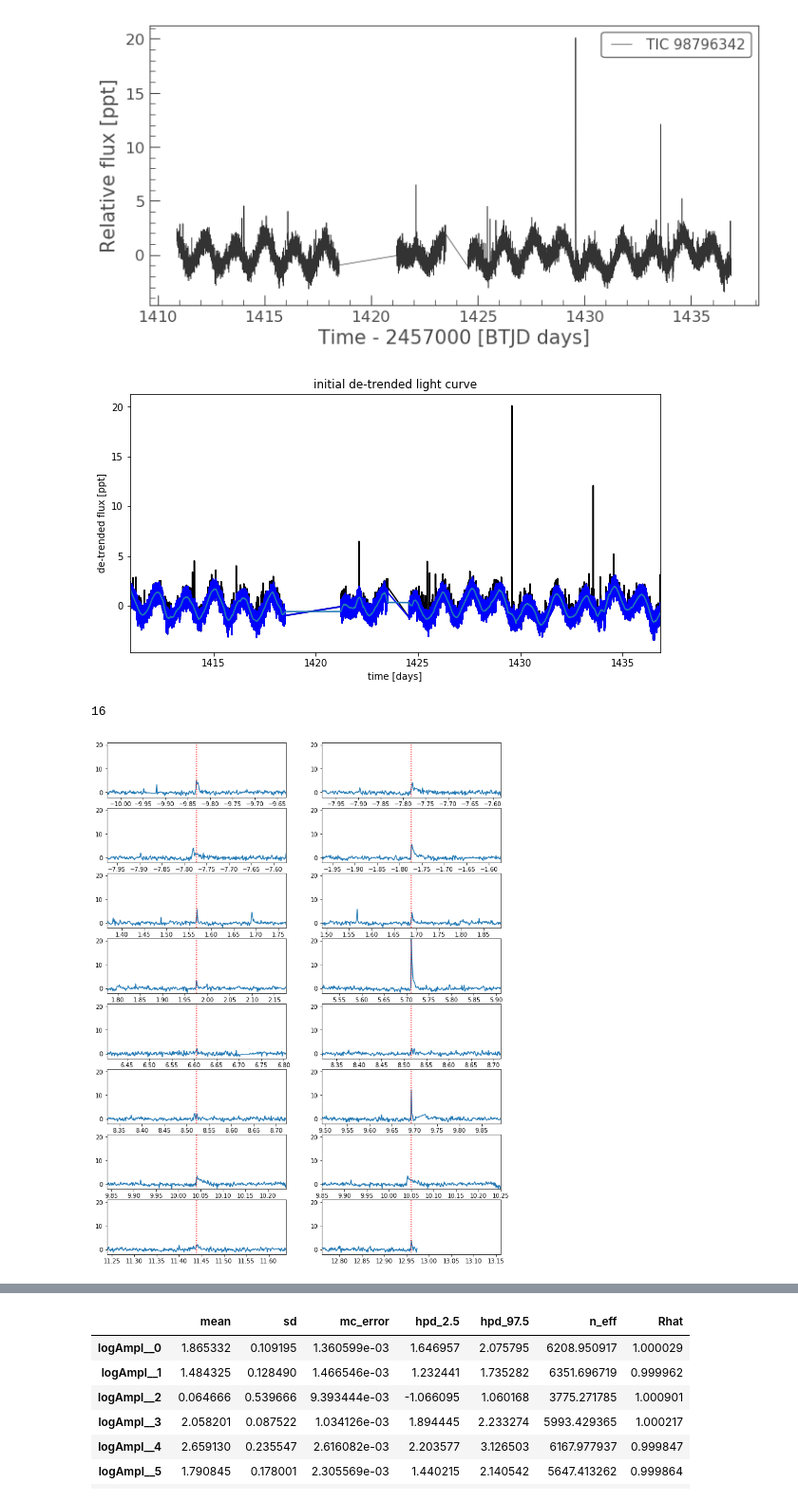
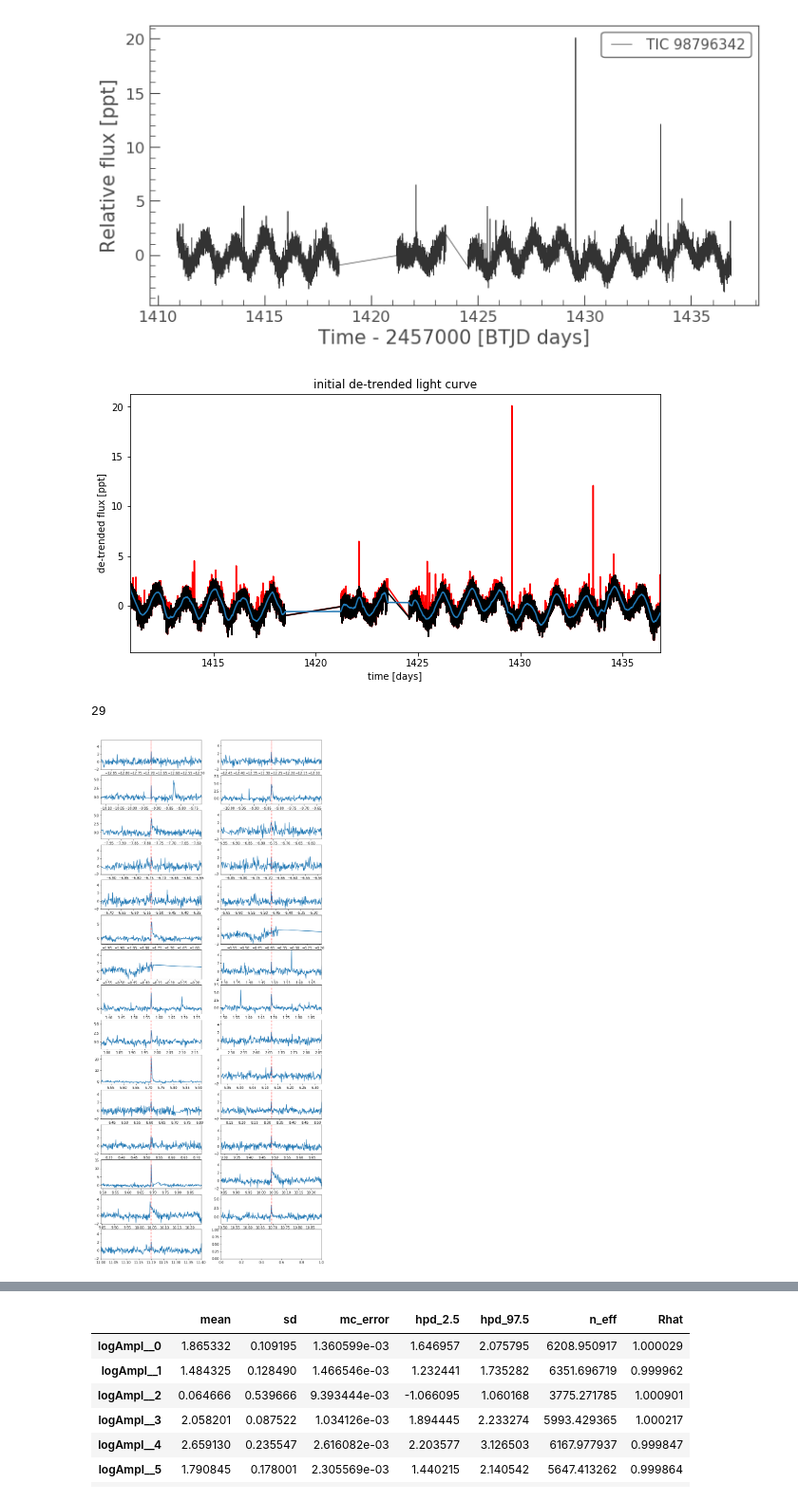
Before and after one commit to mrtommyb/xoflares, a Jupyter notebook: notebooks/xoflares-real-star.ipynb, the cells around one changed output, grey strips where cells are left out. Shown at 95% size. Drawn from its saved outputs; the diff is of its cells as text; code cells hidden in the pictures.

```diff
--- a/notebooks/xoflares-real-star.ipynb
+++ b/notebooks/xoflares-real-star.ipynb
@@ -23,8 +24,7 @@ print(lk.__version__)
 1.0b30.dev
 # %%
 # make a light curve
-tpf = lk.TessTargetPixelFile("/home/tom/.lightkurve-cache/mastDownload/TESS/tess2018292075959-s0004-0000000098796342-0124-s/tess2018292075959-s0004-0000000098796342-0124-s_tp.fits")
-# tpf = lk.search_targetpixelfile('LTT 1445')
+tpf = lk.search_targetpixelfile('LTT 1445').download()
 pix_mask = tpf.create_threshold_mask(threshold=2)
 corrector = lk.PLDCorrector(tpf)
 lc = corrector.correct(aperture_mask=pix_mask, simple_tom=True,
@@ -46,23 +46,51 @@ resid = lc.flux - smooth
 mask = resid < 2*np.sqrt(np.mean(resid**2))
 
 plt.figure(figsize=(10, 5))
-plt.plot(lc.time, lc.flux, "k")
-plt.plot(lc.time[mask], lc.flux[mask], "b")
+plt.plot(lc.time, lc.flux, "r")
+plt.plot(lc.time[mask], lc.flux[mask], "k")
 plt.plot(lc.time, smooth)
 plt.xlabel("time [days]")
 plt.ylabel("de-trended flux [ppt]")
 plt.title("initial de-trended light curve")
 plt.xlim(lc.time.min(), lc.time.max());
 # %% [output]
-[figure, old version]
+[figure, new version]
 # %%
+# # find some flares
+# mflare = resid < 2 * np.sqrt(np.mean(resid**2))
+# cads = lc.cadenceno - lc.cadenceno[0]
+# x = lc.time - ref_time
+# y = resid #  we're working with the data with a savgol subtracted
+
+# fidx = cads[~mflare][:-1][np.diff(cads[~mflare]) < 2]
+# npts = np.array([])
+# i = 0
+# n = 1
+# while True:
+#     try:
+#         if fidx[i + 1] == fidx[i] + n:
+#             fidx = np.delete(fidx, i + 1)
+#             n += 1
+#         else:
+#             npts = np.r_[npts, n+1]
+#             i += 1
+#             n = 1
+#     except IndexError:
+#         npts = np.r_[npts, n+1]
+#         break
+# tpeaks = np.array([x[(lc.cadenceno - lc.cadenceno[0]) == fidx[i]] for i in range(len(fidx))]).T[0]
+# ampls = np.array([resid[(lc.cadenceno - lc.cadenceno[0]) == fidx[i]] for i in range(len(fidx))]).T[0]
+# fwhms = np.asarray(npts) * (2/1440)
+# npeaks = np.shape(tpeaks)[0]
+# print(npeaks)
+
 # find some flares
-mflare = resid < 2.5 * np.sqrt(np.mean(resid**2))
+mflare = resid < 3.5 * np.sqrt(np.mean(resid**2))
 cads = lc.cadenceno - lc.cadenceno[0]
 x = lc.time - ref_time
 y = resid #  we're working with the data with a savgol subtracted
 
-fidx = cads[~mflare][:-1][np.diff(cads[~mflare]) < 2]
+fidx = cads[~mflare][:-1]#[np.diff(cads[~mflare]) < 1]
 npts = np.array([])
 i = 0
 n = 1
@@ -84,18 +112,18 @@ fwhms = np.asarray(npts) * (2/1440)
 npeaks = np.shape(tpeaks)[0]
 print(npeaks)
 # %% [output]
-16
+29
 # %%
 fig, axes = plt.subplots(ncols=2, nrows=np.ceil(npeaks/2).astype(int), figsize=[12,npeaks])
 axes = axes.flatten()
 for i in range(npeaks):
     ax = axes[i]
     ax.plot(x, y)
     ax.axvline(tpeaks[i], np.min(y), np.max(y), color='r', linestyle=':')
     ax.set_xlim(tpeaks[i]-0.2, tpeaks[i]+0.2)
-    ax.set_ylim(np.min(y), np.max(y))
+    ax.set_ylim(np.min(y), np.max(ampls[i]+3))
 # %% [output]
-[figure, old version]
+[figure, new version]
 # %%
 # this is the flare model implemented in theano
 def get_light_curve(time, tpeaks, fwhms, ampls, texp=None, oversample=7):
```
Also changed, not shown: parts of 9 cells of this notebook, 1 other file.
